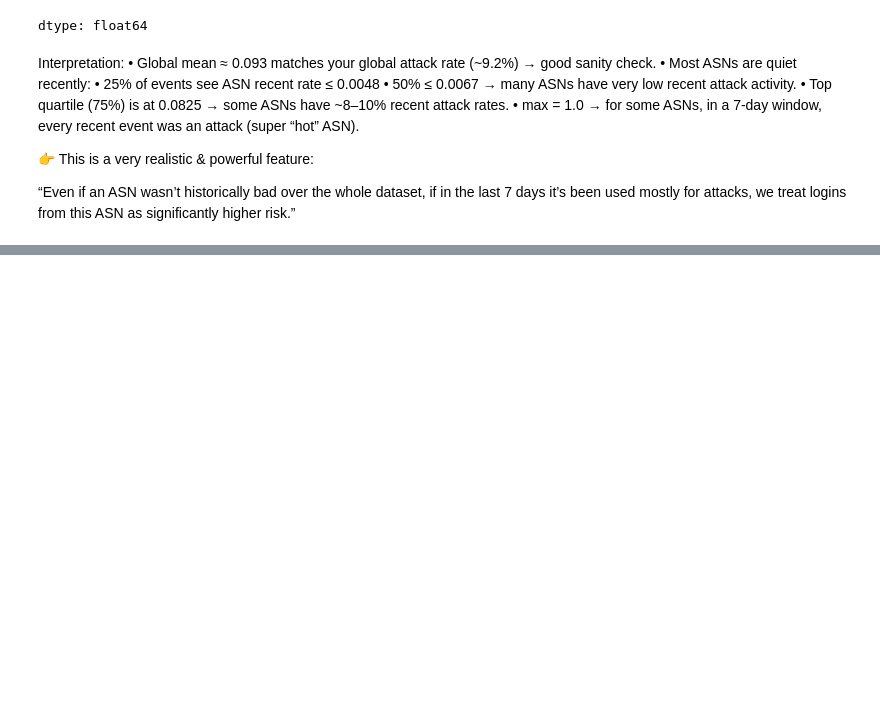
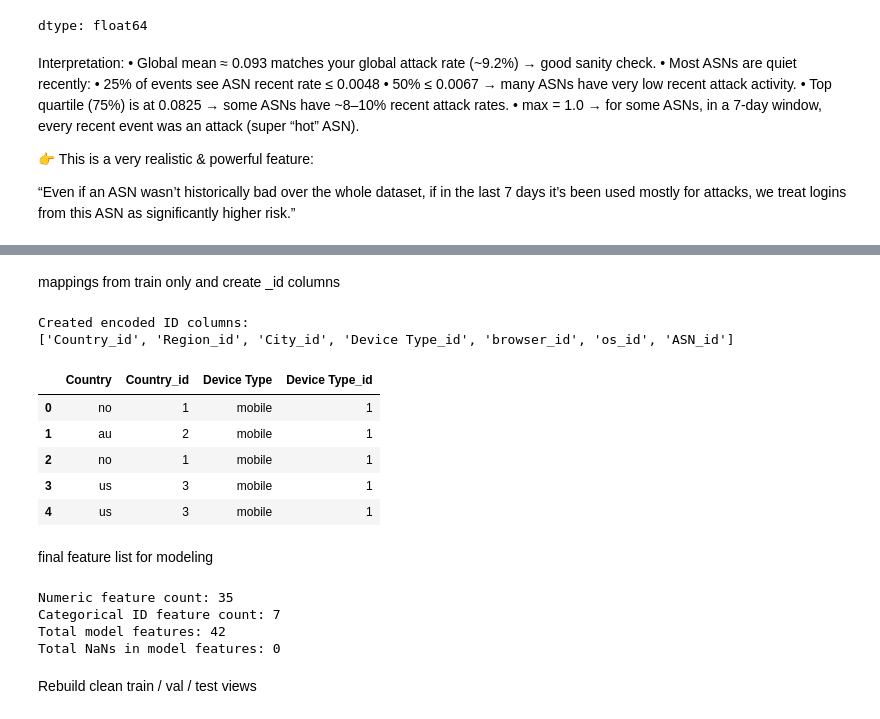
Before and after one commit to madhvesh23/Intent-Classification-ML-Project-, a Jupyter notebook: notebooks/03_train_kg_and_lstm.ipynb, the cells around one changed output, grey strips where cells are left out. Cells and saved outputs as stored; diff of their text form; code cells hidden in the pictures; blank space fills up the shorter version.

```diff
--- a/notebooks/03_train_kg_and_lstm.ipynb
+++ b/notebooks/03_train_kg_and_lstm.ipynb
@@ -966,0 +1081,10 @@ Interpretation:
+# %%
+# Keep only rows where label is not missing
+df_model = df_kg[["Login Timestamp", "User ID", label_col] + feature_cols + rule_cols ].copy()
+
+# Drop rows with any missing feature (simple but clean for now)
+df_model = df_model.dropna().reset_index(drop=True)
+
+print("df_model shape:", df_model.shape)
+print("Columns used:")
+df_model.columns.tolist()
@@ -966,0 +1390,60 @@ Interpretation:
+# %% [markdown]
+mappings from train only and create _id columns
+# %%
+# Mask for train split
+train_mask = df_model["split"] == "train"
+
+cat_mappings = {}
+
+for col in cat_cols:
+    # Unique categories in TRAIN ONLY
+    train_values = df_model.loc[train_mask, col].astype(str).unique()
+
+    # Reserve 0 for "unknown"
+    mapping = {v: i + 1 for i, v in enumerate(train_values)}
+    cat_mappings[col] = mapping
+
+    # Map full df_model using this mapping; unseen -> 0
+    df_model[f"{col}_id"] = (
+        df_model[col]
+        .astype(str)
+        .map(mapping)
+        .fillna(0)
+        .astype("int32")
+    )
+
+print("Created encoded ID columns:")
+print([f"{c}_id" for c in cat_cols])
+
+# Quick sanity check
+df_model[["Country", "Country_id", "Device Type", "Device Type_id"]].head()
+# %% [output]
+Created encoded ID columns:
+['Country_id', 'Region_id', 'City_id', 'Device Type_id', 'browser_id', 'os_id', 'ASN_id']
+|  | Country | Country_id | Device Type | Device Type_id |
+| 0 | no | 1 | mobile | 1 |
+| 1 | au | 2 | mobile | 1 |
+| 2 | no | 1 | mobile | 1 |
+| 3 | us | 3 | mobile | 1 |
+| 4 | us | 3 | mobile | 1 |
+# %% [markdown]
+final feature list for modeling
+# %%
+cat_id_cols = [f"{c}_id" for c in cat_cols]
+
+model_feature_cols = num_cols + cat_id_cols
+
+print("Numeric feature count:", len(num_cols))
+print("Categorical ID feature count:", len(cat_id_cols))
+print("Total model features:", len(model_feature_cols))
+
+# Sanity: check for NaNs in model features
+print("Total NaNs in model features:",
+      df_model[model_feature_cols].isna().sum().sum())
+# %% [output]
+Numeric feature count: 35
+Categorical ID feature count: 7
+Total model features: 42
+Total NaNs in model features: 0
+# %% [markdown]
+Rebuild clean train / val / test views
```
Also changed, not shown: parts of 65 cells of this notebook, 2 other files.
